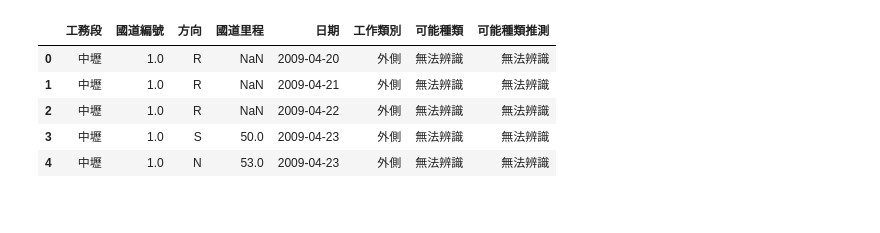
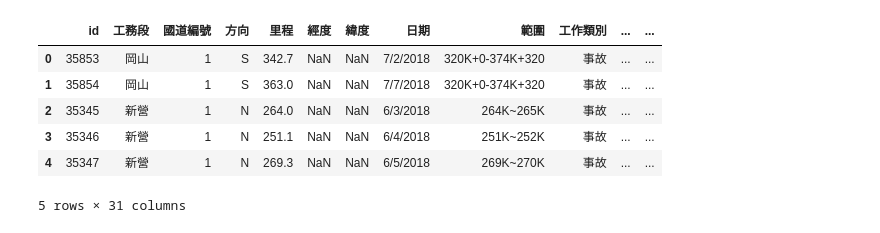
Before and after one commit to tai271828/roadkill-analyzer, a Jupyter notebook: ipynb/roadkill.ipynb, the cells around one changed output. Drawn from its saved outputs; the diff is of its cells as text; code cells hidden in the pictures.

```diff
--- a/ipynb/roadkill.ipynb
+++ b/ipynb/roadkill.ipynb
@@ -1,13 +1,14 @@
 # %%
 import pandas as pd
 # %%
-csv_file = "https://www.freeway.gov.tw/UserFiles/File/Construction/opendata/roadkill.csv"
-roadkill = pd.read_csv(csv_file,encoding = 'big5')
+csv_file = "../../roadkill-analyzer-working/orig-data/0-181014-Roadkill新增__2018.1004_1730.csv"
+roadkill = pd.read_csv(csv_file)
 roadkill.head()
 # %% [output]
-|  | 工務段 | 國道編號 | 方向 | 國道里程 | 日期 | 工作類別 | 可能種類 | 可能種類推測 |
-| 0 | 中壢 | 1.0 | R | NaN | 2009-04-20 | 外側 | 無法辨識 | 無法辨識 |
-| 1 | 中壢 | 1.0 | R | NaN | 2009-04-21 | 外側 | 無法辨識 | 無法辨識 |
-| 2 | 中壢 | 1.0 | R | NaN | 2009-04-22 | 外側 | 無法辨識 | 無法辨識 |
-| 3 | 中壢 | 1.0 | S | 50.0 | 2009-04-23 | 外側 | 無法辨識 | 無法辨識 |
-| 4 | 中壢 | 1.0 | N | 53.0 | 2009-04-23 | 外側 | 無法辨識 | 無法辨識 |
+|  | id | 工務段 | 國道編號 | 方向 | 里程 | 經度 | 緯度 | 日期 | 範圍 | 工作類別 | ... | ... |
+| 0 | 35853 | 岡山 | 1 | S | 342.7 | NaN | NaN | 7/2/2018 | 320K+0-374K+320 | 事故 | ... | ... |
+| 1 | 35854 | 岡山 | 1 | S | 363.0 | NaN | NaN | 7/7/2018 | 320K+0-374K+320 | 事故 | ... | ... |
+| 2 | 35345 | 新營 | 1 | N | 264.0 | NaN | NaN | 6/3/2018 | 264K~265K | 事故 | ... | ... |
+| 3 | 35346 | 新營 | 1 | N | 251.1 | NaN | NaN | 6/4/2018 | 251K~252K | 事故 | ... | ... |
+| 4 | 35347 | 新營 | 1 | N | 269.3 | NaN | NaN | 6/5/2018 | 269K~270K | 事故 | ... | ... |
+5 rows × 31 columns
```
Also changed, not shown: parts of 7 cells of this notebook, 1 other file.
